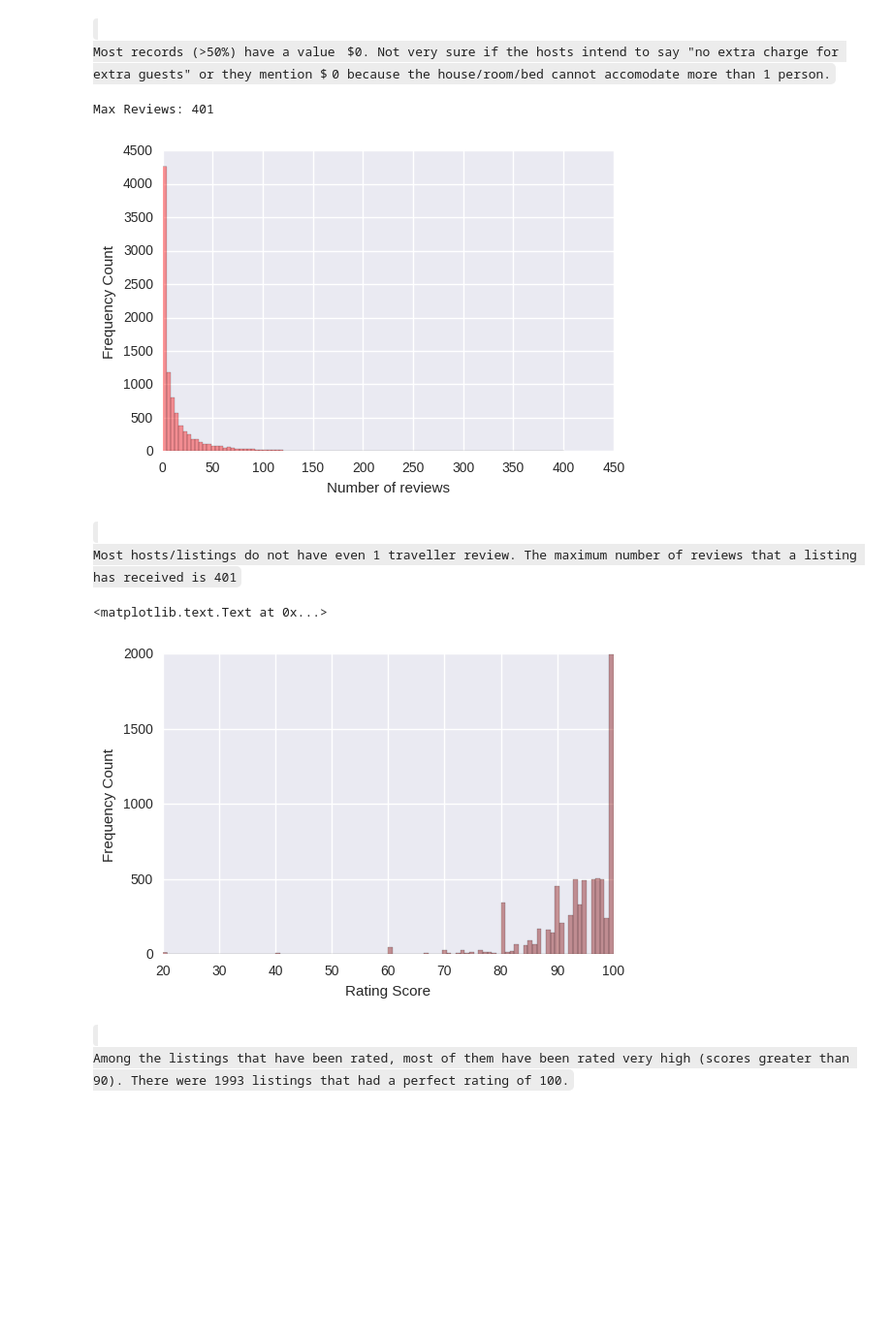
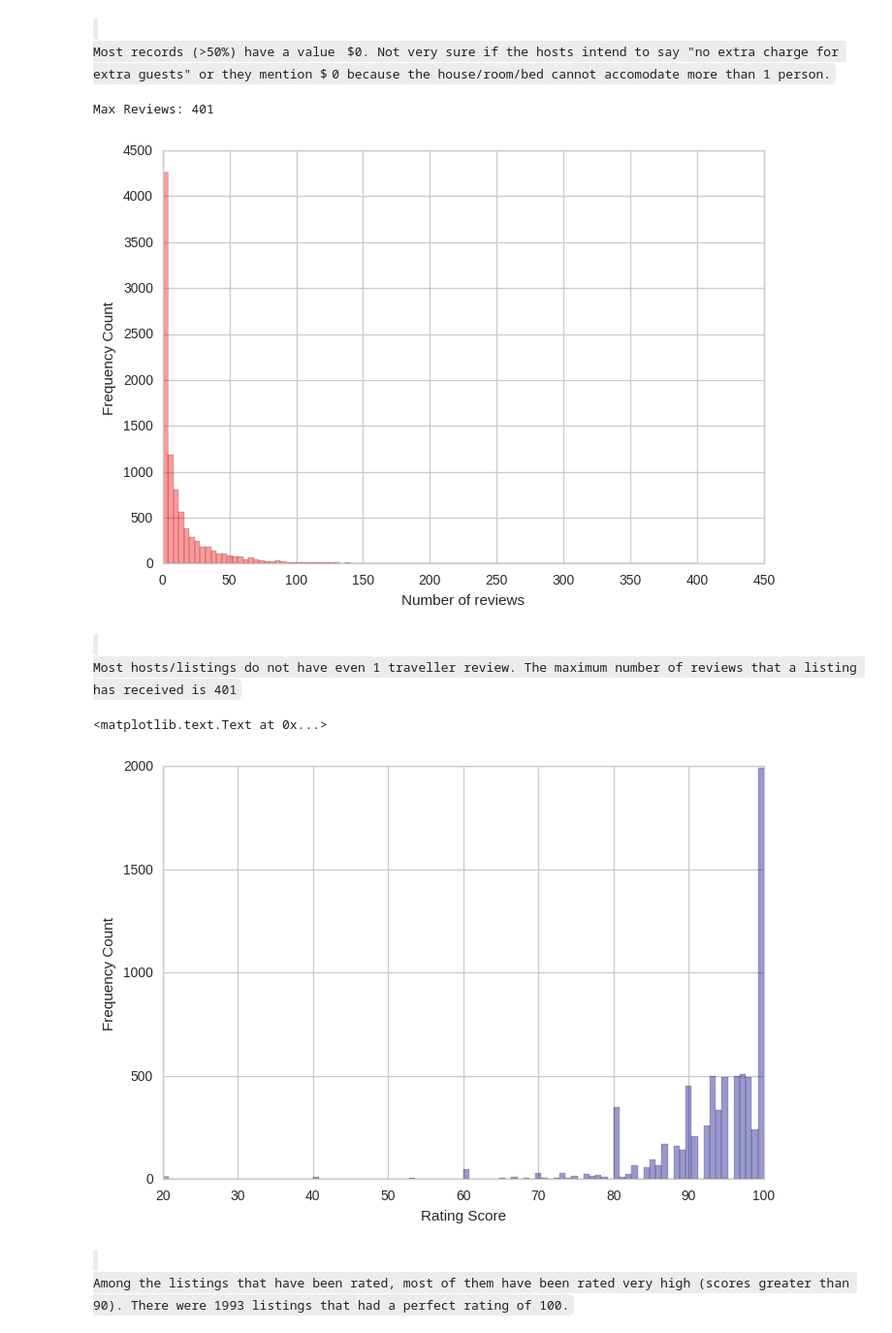
Before and after one commit to HareeshBahuleyan/airbnb-analysis, a Jupyter notebook: 4_data_exploration.ipynb, the cells around one changed output. Shown at 97% size. Drawn from its saved outputs; the diff is of its cells as text; code cells hidden in the pictures; some formulas as TeX source; blank space fills up the shorter version.

```diff
--- a/4_data_exploration.ipynb
+++ b/4_data_exploration.ipynb
@@ -5,11 +5,12 @@ import cPickle as pickle
 import re
 import seaborn as sns
 import time
-
+import numpy as np
 
 from matplotlib import pyplot as plt
 %matplotlib inline
-sns.set_style("darkgrid")
+sns.set_style("whitegrid")
+sns.set_context("notebook")
 # %%
 with open('df_amenities_neighbourhood_all.pkl') as f:
     df = pickle.load(f)
@@ -79,7 +80,7 @@ print "Only prices between", lower_limit, "and", upper_limit,"are retained in th
 
 remove_index = df[df['price'] > upper_limit].index
 df.drop(remove_index, inplace=True)
-df.reset_index(inplace=True)
+df.reset_index(inplace=True, drop=True)
 print "The number of rows removed = ", len(remove_index)
 # %% [output]
 Only prices between 0 and 269.5 are retained in the dataset.
@@ -127,7 +128,7 @@ Skewness =  0.873696815331
 # the day the scraping was carried out
 
 df.dropna(subset=['host_since'], inplace=True) # Drop 1 row which had that attribute as NA
-df.reset_index(inplace=True)
+df.reset_index(inplace=True, drop=True)
 
 calculate_host_experience = lambda x: int(time.mktime(time.strptime('2017-02-01', "%Y-%m-%d"))/(24*60*60*30)) - int(time.mktime(time.strptime(x, "%Y-%m-%d"))/(24*60*60*30))
 df['host_exp'] = df['host_since'].apply(calculate_host_experience)
@@ -202,17 +203,17 @@ plt.ylabel('Frequency Count')
 print "Max Reviews:", df['number_of_reviews'].max()
 # %% [output]
 Max Reviews: 401
-[figure, old version]
+[figure, new version]
 # %% [markdown]
 <code>
 Most hosts/listings do not have even 1 traveller review. The maximum number of reviews that a listing has received is 401
 </code>
 # %%
-sns.distplot(df['review_scores_rating'].dropna(), kde=False, axlabel='Rating Score', color='maroon', bins=100)
+sns.distplot(df['review_scores_rating'].dropna(), kde=False, axlabel='Rating Score', color='darkblue', bins=100)
 plt.ylabel('Frequency Count')
 # %% [output]
 <matplotlib.text.Text at 0x...>
-[figure, old version]
+[figure, new version]
 # %% [markdown]
 <code>
 Among the listings that have been rated, most of them have been rated very high (scores greater than 90). There were 1993 listings that had a perfect rating of 100.
```
Also changed, not shown: parts of 31 cells of this notebook, 1 other file.
